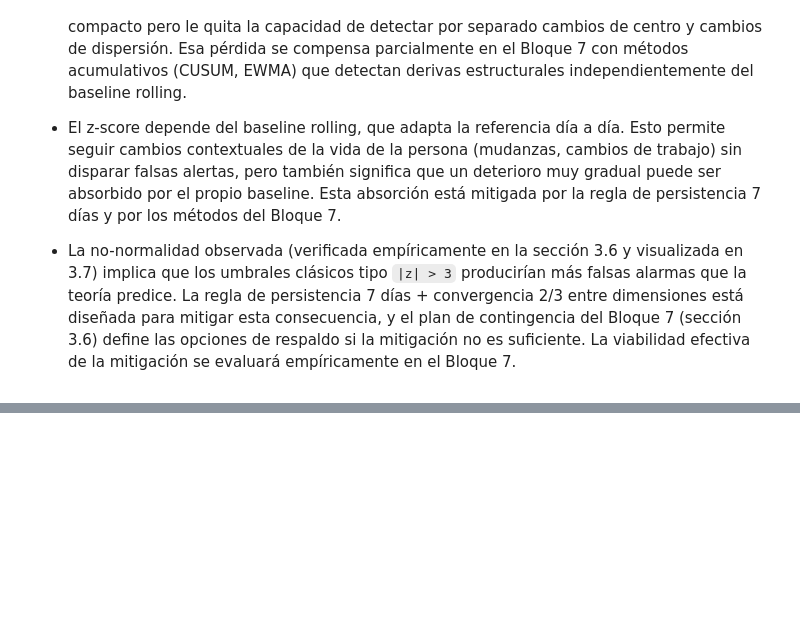
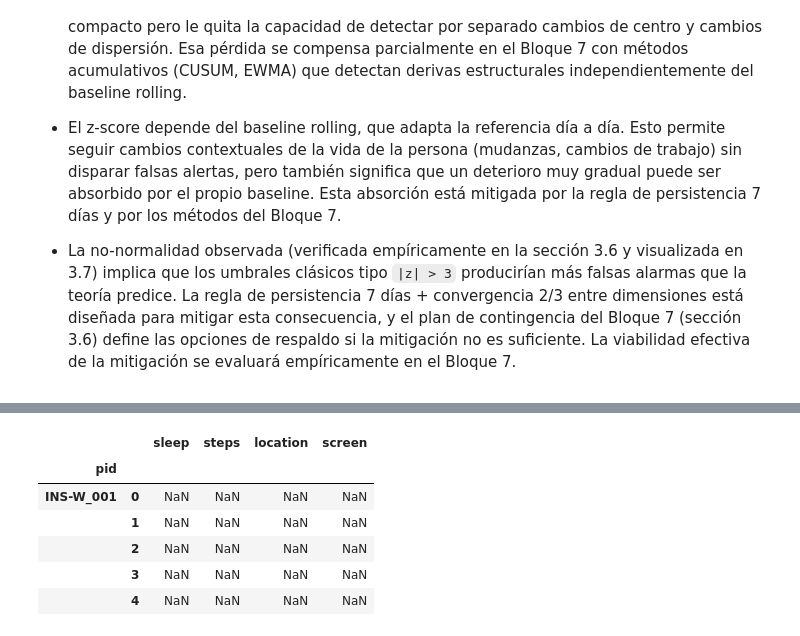
Before and after one commit to alejandrobarriel/globem, a Jupyter notebook: notebooks/globem.ipynb, the cells around one changed output, grey strips where cells are left out. Drawn from its saved outputs; the diff is of its cells as text; code cells hidden in the pictures; blank space fills up the shorter version.

```diff
--- a/notebooks/globem.ipynb
+++ b/notebooks/globem.ipynb
@@ -1767,0 +1801,15 @@ La consecuencia operativa (tasa de falsas alarmas superior a la teórica si se a
+# %%
+df_z = pd.concat(
+    [z_sleep, z_steps, z_location, z_screen],
+    axis=1,
+    keys=["sleep", "steps", "location", "screen"]
+)
+df_z.head()
+# %% [output]
+|  |  | sleep | steps | location | screen |
+| pid |  |  |  |  |  |
+| INS-W_001 | 0 | NaN | NaN | NaN | NaN |
+|  | 1 | NaN | NaN | NaN | NaN |
+|  | 2 | NaN | NaN | NaN | NaN |
+|  | 3 | NaN | NaN | NaN | NaN |
+|  | 4 | NaN | NaN | NaN | NaN |
```
Also changed, not shown: parts of 7 cells of this notebook.
